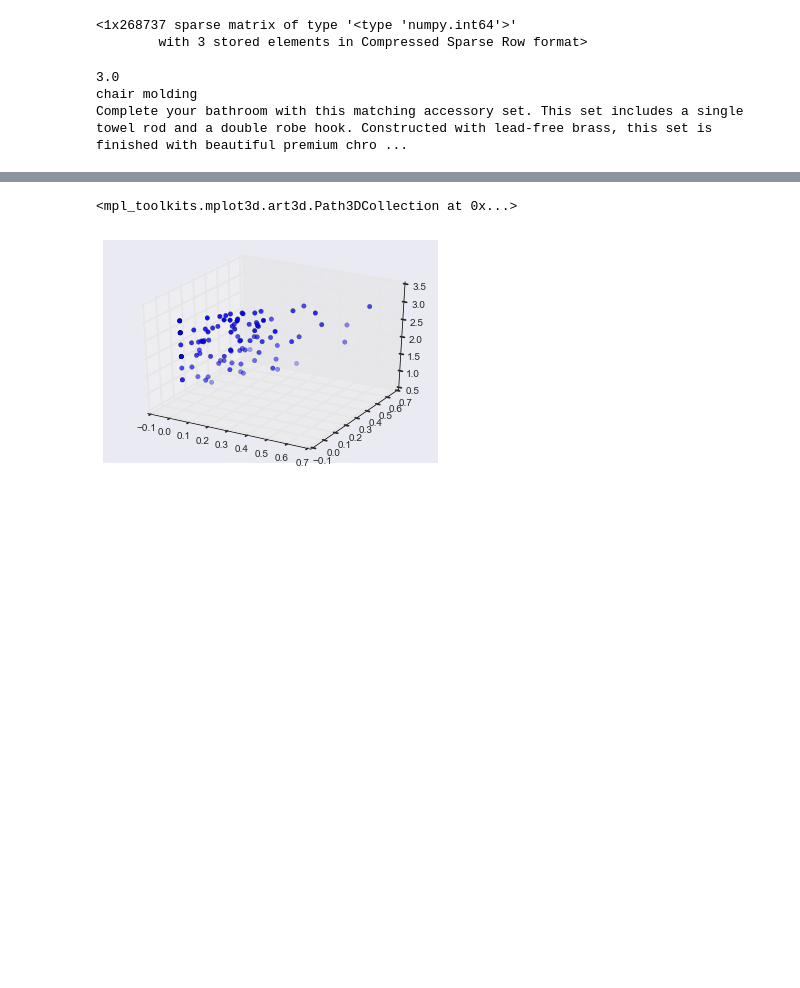
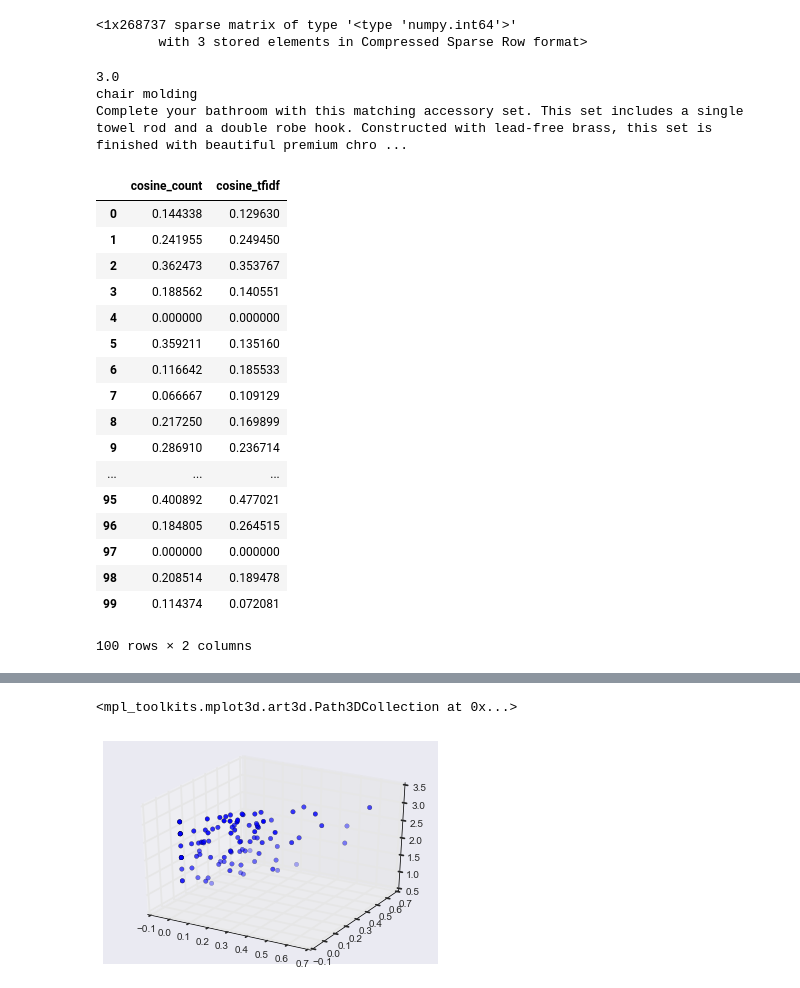
Before and after one commit to clementfung/machine-intelligence, a Jupyter notebook: experiment/term_doc_matrix.ipynb, the cells around one changed output, grey strips where cells are left out. Cells and saved outputs as stored; diff of their text form; code cells hidden in the pictures; blank space fills up the shorter version.

```diff
--- a/experiment/term_doc_matrix.ipynb
+++ b/experiment/term_doc_matrix.ipynb
@@ -66,3 +66,24 @@ def get_cosine_similarity(row, df_corpus, vectorizer, X):
     return cosine_similarity(X[row_num],vectorizer.transform([row['search_term']])).tolist()[0][0]
 df_train['cosine_count'] = df_train.apply(get_cosine_similarity, axis=1, args = (df_prods, vect, X_vect))
 df_train['cosine_tfidf'] = df_train.apply(get_cosine_similarity, axis=1, args = (df_prods, tfidf, X_tfidf))
+# %%
+df_train[['cosine_count', 'cosine_tfidf']]
+# %% [output]
+|  | cosine_count | cosine_tfidf |
+| 0 | 0.144338 | 0.129630 |
+| 1 | 0.241955 | 0.249450 |
+| 2 | 0.362473 | 0.353767 |
+| 3 | 0.188562 | 0.140551 |
+| 4 | 0.000000 | 0.000000 |
+| 5 | 0.359211 | 0.135160 |
+| 6 | 0.116642 | 0.185533 |
+| 7 | 0.066667 | 0.109129 |
+| 8 | 0.217250 | 0.169899 |
+| 9 | 0.286910 | 0.236714 |
+| ... | ... | ... |
+| 95 | 0.400892 | 0.477021 |
+| 96 | 0.184805 | 0.264515 |
+| 97 | 0.000000 | 0.000000 |
+| 98 | 0.208514 | 0.189478 |
+| 99 | 0.114374 | 0.072081 |
+100 rows × 2 columns
```
Also changed, not shown: parts of 2 cells of this notebook, 5 other files.
